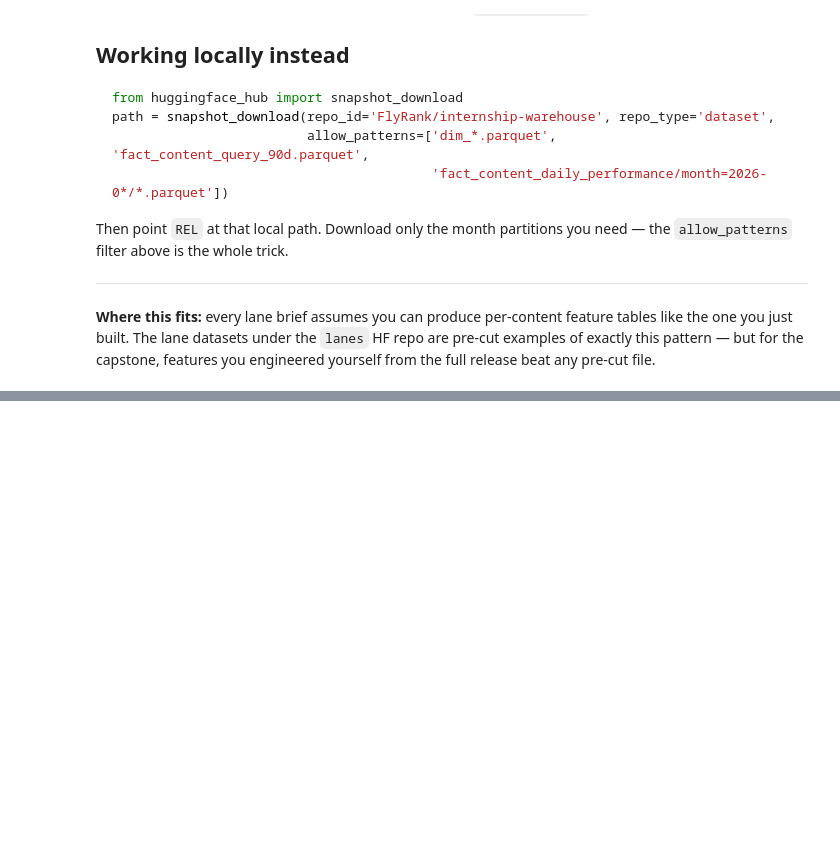
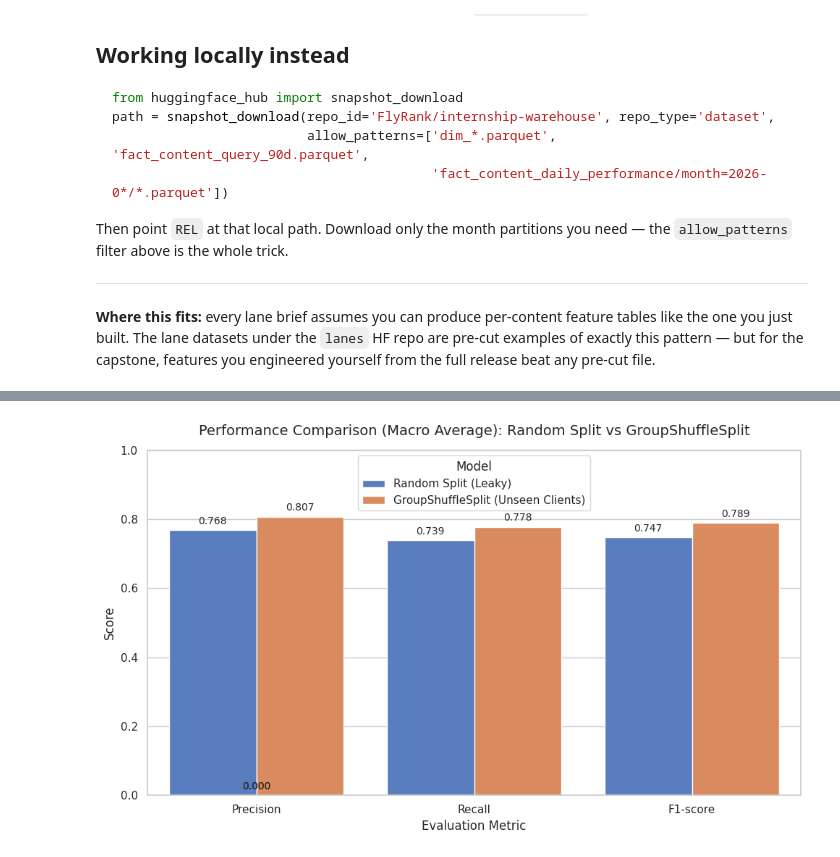
Before and after one commit to PundarikakshNTripathi/FlyRankAI-ML-Internship, a Jupyter notebook: notebooks/03_working_with_the_full_release.ipynb, the cells around one changed output, grey strips where cells are left out. Saved outputs shown, nothing was run; the diff lists cells and outputs as text; code cells hidden in the pictures; blank space fills up the shorter version.

```diff
--- a/notebooks/03_working_with_the_full_release.ipynb
+++ b/notebooks/03_working_with_the_full_release.ipynb
@@ -183,0 +305,48 @@ release beat any pre-cut file.
+# %%
+import matplotlib.pyplot as plt
+import seaborn as sns
+from sklearn.model_selection import train_test_split
+from sklearn.metrics import classification_report
+
+# 1. Train a model using Random Split on the same 90-day data
+X_train_rand, X_test_rand, y_train_rand, y_test_rand = train_test_split(
+    X_90, y_90, test_size=0.25, random_state=42, stratify=y_90
+)
+model_rand = RandomForestClassifier(n_estimators=200, random_state=42, n_jobs=-1).fit(X_train_rand, y_train_rand)
+
+# 2. Extract metrics for both models
+report_rand = classification_report(y_test_rand, model_rand.predict(X_test_rand), output_dict=True)
+report_group = classification_report(y_te, model_90d.predict(X_te), output_dict=True)
+
+metrics_data = []
+for model_name, report in [('Random Split (Leaky)', report_rand), ('GroupShuffleSplit (Unseen Clients)', report_group)]:
+    for metric in ['precision', 'recall', 'f1-score']:
+        metrics_data.append({
+            'Model': model_name,
+            'Metric': metric.capitalize(),
+            'Value': report['macro avg'][metric]
+        })
+
+df_metrics = pd.DataFrame(metrics_data)
+
+# 3. Plot side-by-side comparison
+plt.figure(figsize=(10, 6))
+sns.set_theme(style="whitegrid")
+ax = sns.barplot(x='Metric', y='Value', hue='Model', data=df_metrics, palette='muted')
+
+plt.title('Performance Comparison (Macro Average): Random Split vs GroupShuffleSplit', fontsize=14, pad=15)
+plt.xlabel('Evaluation Metric', fontsize=12)
+plt.ylabel('Score', fontsize=12)
+plt.ylim(0, 1.0)
+
+# Add values on top of the bars
+for p in ax.patches:
+    ax.annotate(f"{p.get_height():.3f}",
+                (p.get_x() + p.get_width() / 2., p.get_height()),
+                ha='center', va='center',
+                xytext=(0, 9), textcoords='offset points', fontsize=10)
+
+plt.tight_layout()
+plt.show()
+# %% [output]
+[figure, added]
```
Also changed, not shown: parts of 8 cells of this notebook.
